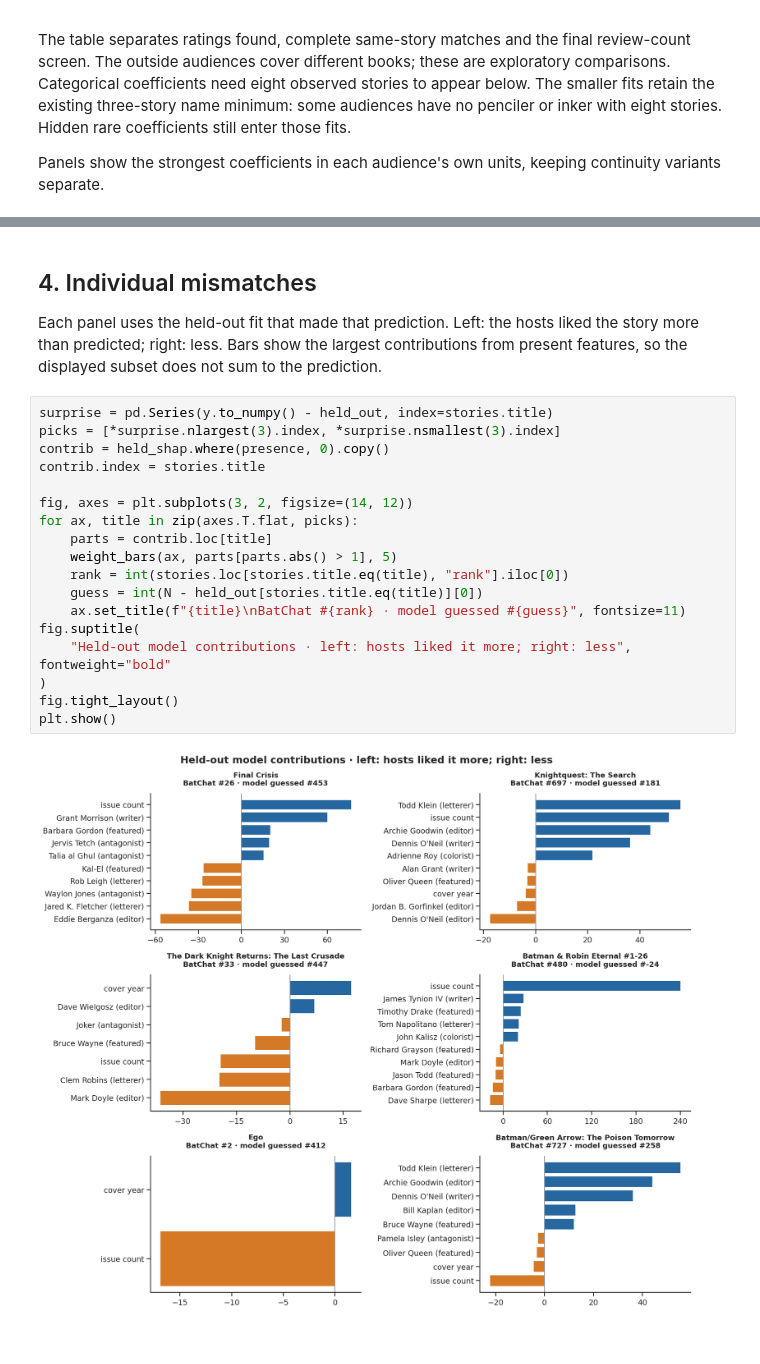
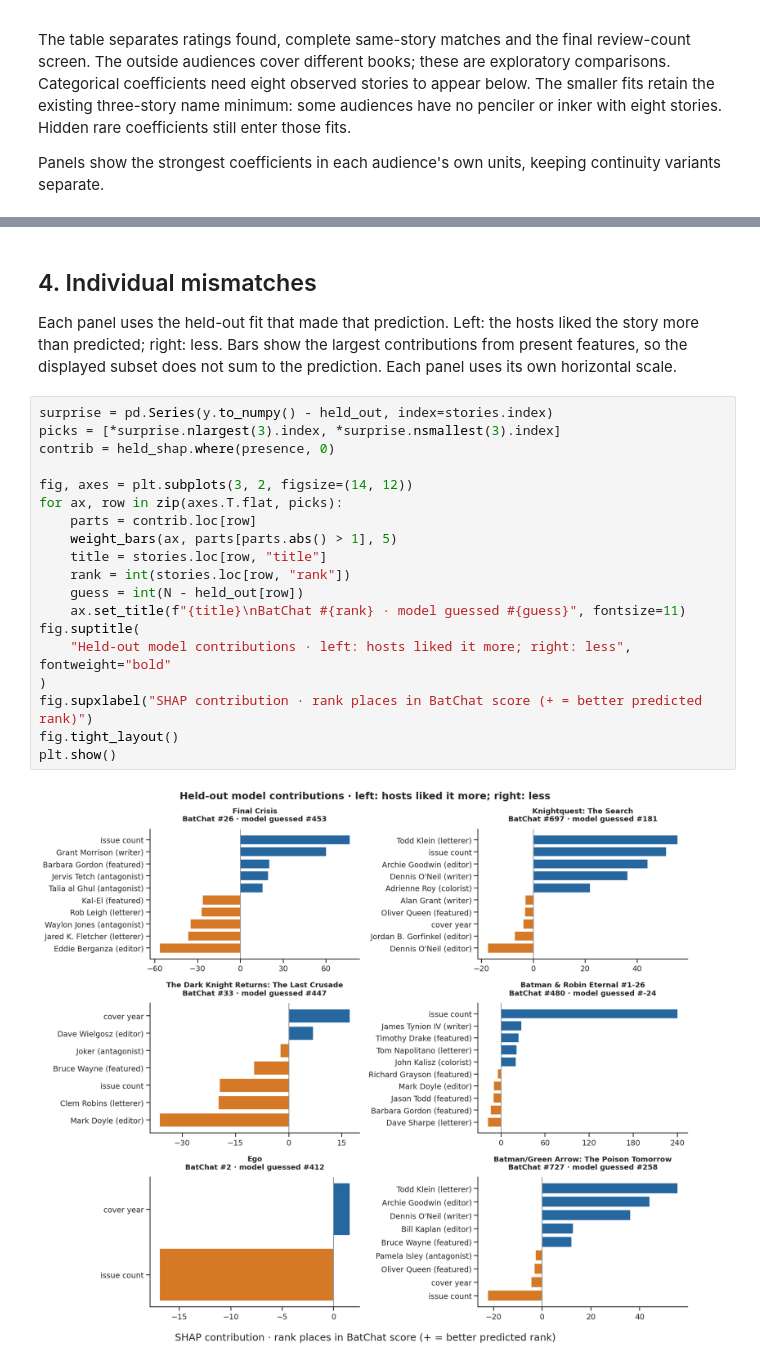
Before and after one commit to ddofer/BatRank, a Jupyter notebook: notebooks/5.0-batchat-what-drives-the-ranking.ipynb, the cells around one changed output, grey strips where cells are left out. Saved outputs shown, nothing was run; the diff lists cells and outputs as text.

```diff
--- a/notebooks/5.0-batchat-what-drives-the-ranking.ipynb
+++ b/notebooks/5.0-batchat-what-drives-the-ranking.ipynb
@@ -532,25 +531,26 @@ plt.show()
 # %% [markdown]
 ## 4. Individual mismatches
 
-Each panel uses the held-out fit that made that prediction. Left: the hosts liked the story more than predicted; right: less. Bars show the largest contributions from present features, so the displayed subset does not sum to the prediction.
+Each panel uses the held-out fit that made that prediction. Left: the hosts liked the story more than predicted; right: less. Bars show the largest contributions from present features, so the displayed subset does not sum to the prediction. Each panel uses its own horizontal scale.
 # %%
-surprise = pd.Series(y.to_numpy() - held_out, index=stories.title)
+surprise = pd.Series(y.to_numpy() - held_out, index=stories.index)
 picks = [*surprise.nlargest(3).index, *surprise.nsmallest(3).index]
-contrib = held_shap.where(presence, 0).copy()
-contrib.index = stories.title
+contrib = held_shap.where(presence, 0)
 
 fig, axes = plt.subplots(3, 2, figsize=(14, 12))
-for ax, title in zip(axes.T.flat, picks):
-    parts = contrib.loc[title]
+for ax, row in zip(axes.T.flat, picks):
+    parts = contrib.loc[row]
     weight_bars(ax, parts[parts.abs() > 1], 5)
-    rank = int(stories.loc[stories.title.eq(title), "rank"].iloc[0])
-    guess = int(N - held_out[stories.title.eq(title)][0])
+    title = stories.loc[row, "title"]
+    rank = int(stories.loc[row, "rank"])
+    guess = int(N - held_out[row])
     ax.set_title(f"{title}\nBatChat #{rank} · model guessed #{guess}", fontsize=11)
 fig.suptitle(
     "Held-out model contributions · left: hosts liked it more; right: less", fontweight="bold"
 )
+fig.supxlabel("SHAP contribution · rank places in BatChat score (+ = better predicted rank)")
 fig.tight_layout()
 plt.show()
 # %% [output]
-[figure, old version]
+[figure, new version]
 # %% [markdown]
```
Also changed, not shown: parts of 7 cells of this notebook, 13 other files.
